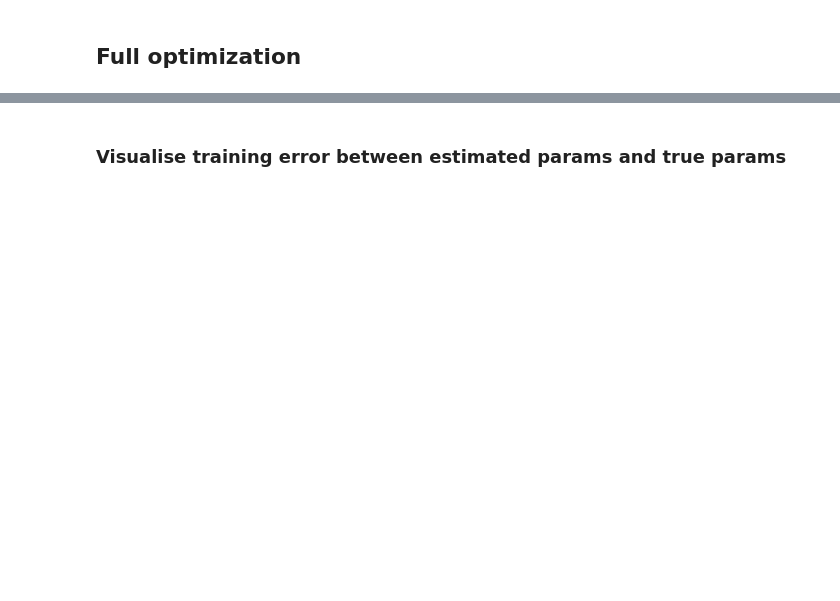
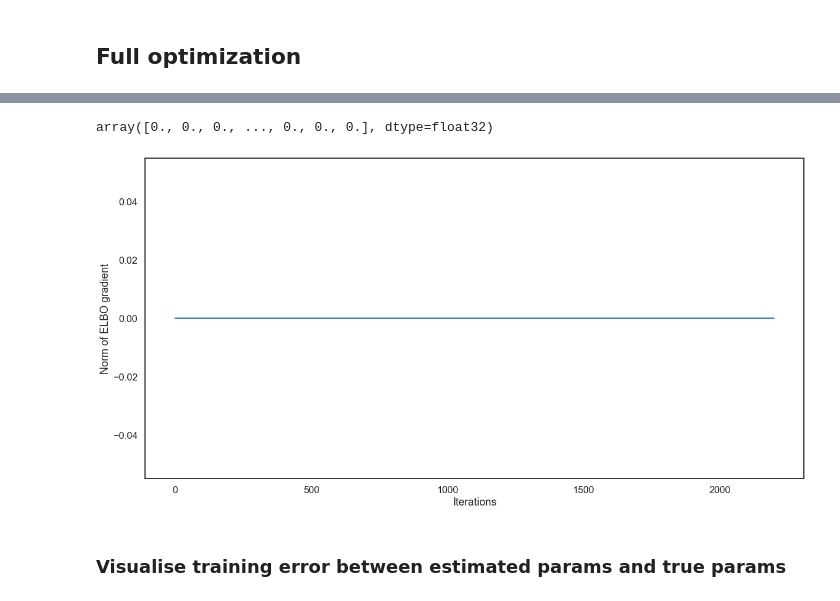
Before and after one commit to LinusBleistein/binary_ts, a Jupyter notebook: torch_structured_optim_softmax.ipynb, the cells around one changed output, grey strips where cells are left out. Drawn from its saved outputs; the diff is of its cells as text; code cells hidden in the pictures; blank space fills up the shorter version.

```diff
--- a/torch_structured_optim_softmax.ipynb
+++ b/torch_structured_optim_softmax.ipynb
@@ -753,3 +883,17 @@ ax.plot(elbo[0:
+# %%
+elbo_grad = bints.elbo_grad_track
+elbo_grad = elbo_grad.detach().numpy()
+f,ax=plt.subplots(figsize=(20,10))
+
+ax.set_ylabel('Norm of ELBO gradient')
+
+ax.set_xlabel('Iterations')
+#ax.set_yscale('log')
+ax.plot(elbo_grad[0:])
+elbo_grad
+# %% [output]
+array([0., 0., 0., ..., 0., 0., 0.], dtype=float32)
+[figure, added]
 # %% [markdown]
 ### Visualise training error between estimated params and true params
 # %%
```
Also changed, not shown: parts of 29 cells of this notebook.
